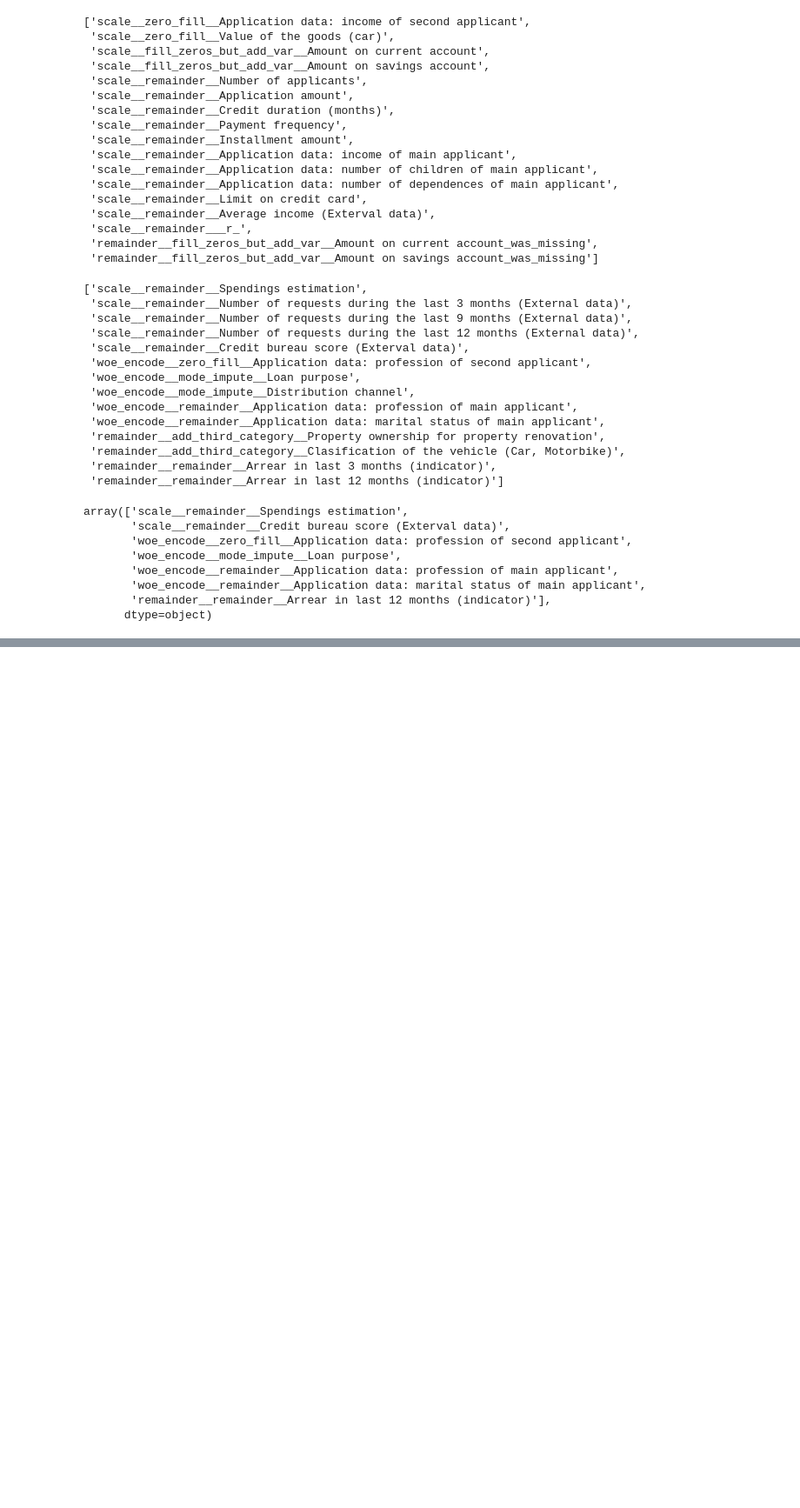
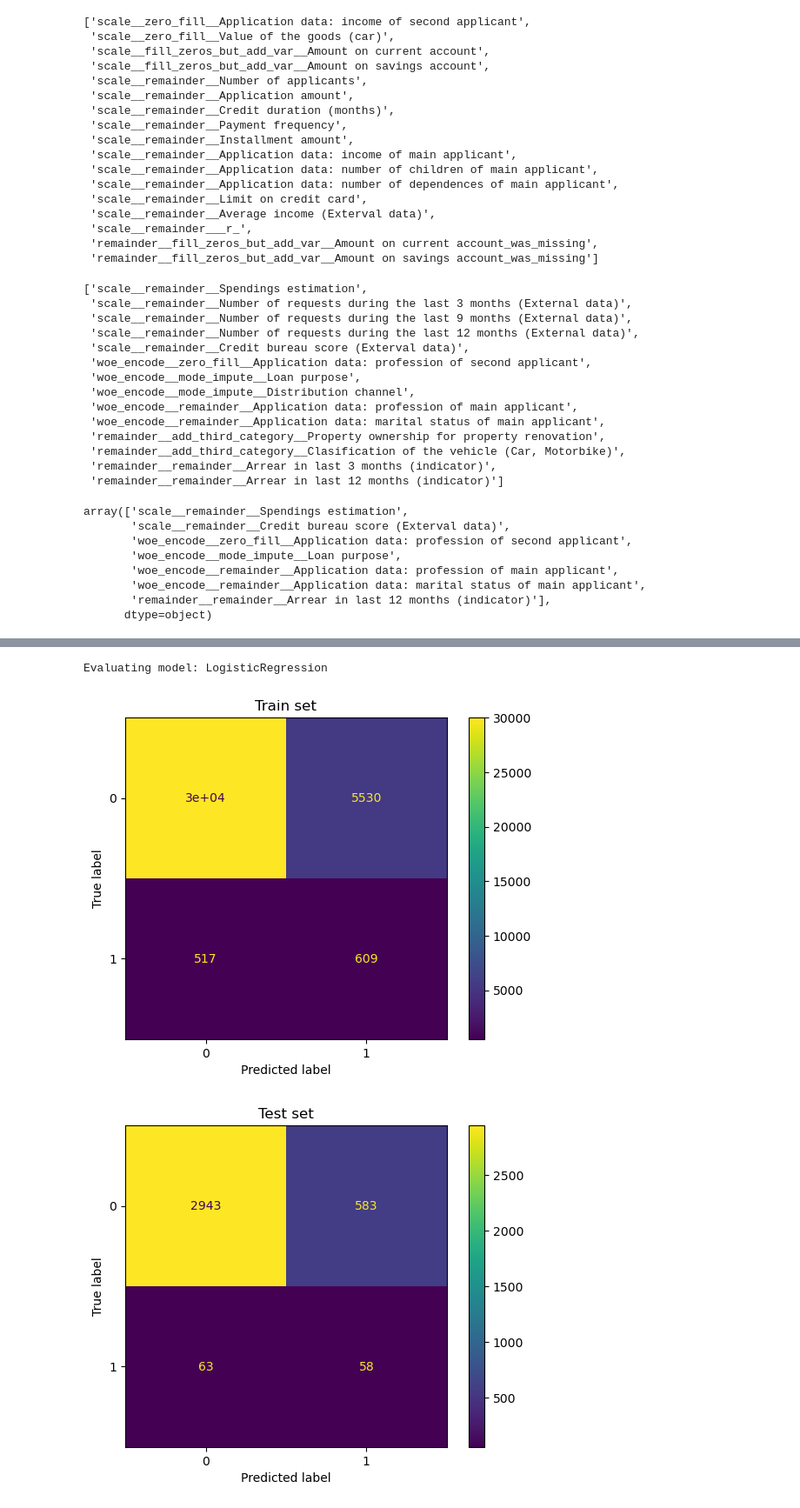
Before and after one commit to Sillem/ING-den, a Jupyter notebook: Model_logistic.ipynb, the cells around one changed output, grey strips where cells are left out. Shown at 87% size. Saved outputs shown, nothing was run; the diff lists cells and outputs as text; code cells hidden in the pictures; blank space fills up the shorter version.

```diff
--- a/Model_logistic.ipynb
+++ b/Model_logistic.ipynb
@@ -171 +184,7 @@ test_perf = sc.perf_eva(y_test, test_proba, title = "test")
+# %%
+confusion_matrices(model, x_train_transformed, y_train, x_test_transformed, y_test, threshold=threshold)
+# %% [output]
+Evaluating model: LogisticRegression
+[figure, added]
+[figure, added]
 # %%
```
Also changed, not shown: parts of 7 cells of this notebook, 2 other files.
